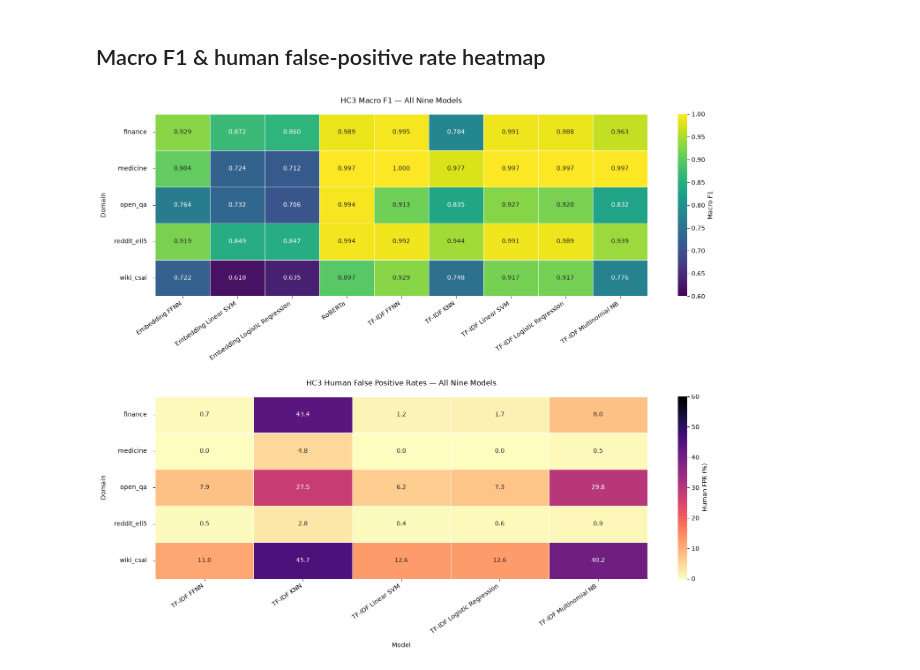
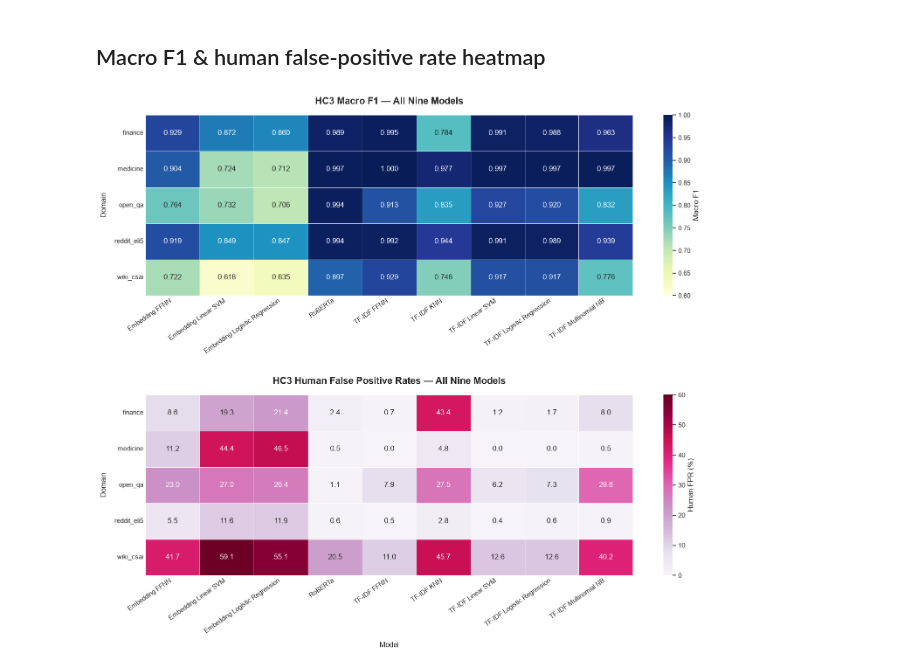
Before and after one commit to Break-Through-Tech/Chewy-1B-spot-the-bot-detecting-ai-generated-text, a Jupyter notebook: notebooks/evaluation/hc3_domain_evaluation.ipynb, the cells around one changed output. Drawn from its saved outputs; the diff is of its cells as text; code cells hidden in the pictures.

Commit message:
analysis: update HC3 and modern evaluation results

```diff
--- a/notebooks/evaluation/hc3_domain_evaluation.ipynb
+++ b/notebooks/evaluation/hc3_domain_evaluation.ipynb
@@ -812,57 +813,114 @@ display(
 # %% [markdown]
 ## Macro F1 & human false-positive rate heatmap
 # %%
+import matplotlib.pyplot as plt
 import seaborn as sns
 
-fig, axes = plt.subplots(2, 1, figsize=(17, 13))
+sns.set_theme(style="white")
+
+fig, axes = plt.subplots(
+    2, 1,
+    figsize=(17, 13),
+    facecolor="white"
+)
+
+# ---------------------------------------------------------
+# Heatmap 1 — Macro F1
+# ---------------------------------------------------------
 
 sns.heatmap(
     all_f1_comparison,
     annot=True,
     fmt=".3f",
-    cmap="viridis",
+    cmap="YlGnBu",
     vmin=0.6,
     vmax=1.0,
     linewidths=0.5,
+    linecolor="white",
     ax=axes[0],
     cbar_kws={"label": "Macro F1"}
 )
 
-axes[0].set_title("HC3 Macro F1 — All Nine Models", pad=18)
+axes[0].set_title(
+    "HC3 Macro F1 — All Nine Models",
+    fontsize=16,
+    fontweight="bold",
+    pad=18
+)
+
 axes[0].set_ylabel("Domain", labelpad=12)
 axes[0].set_xlabel("")
-axes[0].tick_params(axis="y", labelrotation=0, pad=10)
+
+# ---------------------------------------------------------
+# Heatmap 2 — Human False Positive Rate
+# ---------------------------------------------------------
+
+all_fpr_comparison = all_domain_metrics.pivot(
+    index="domain",
+    columns="model",
+    values="human_fpr"
+)
+
 
 sns.heatmap(
-    fpr_comparison * 100,
+    all_fpr_comparison * 100,
     annot=True,
     fmt=".1f",
-    cmap="magma_r",
+    cmap="PuRd",
     vmin=0,
     vmax=60,
     linewidths=0.5,
+    linecolor="white",
     ax=axes[1],
     cbar_kws={"label": "Human FPR (%)"}
 )
 
-axes[1].set_title("HC3 Human False Positive Rates — All Nine Models", pad=18)
+axes[1].set_title(
+    "HC3 Human False Positive Rates — All Nine Models",
+    fontsize=16,
+    fontweight="bold",
+    pad=18
+)
+
 axes[1].set_ylabel("Domain", labelpad=12)
 axes[1].set_xlabel("Model", labelpad=12)
-axes[1].tick_params(axis="y", labelrotation=0, pad=10)
+
+# ---------------------------------------------------------
+# Formatting
+# ---------------------------------------------------------
 
 for ax in axes:
-    ax.tick_params(axis="x", labelrotation=35)
+    ax.grid(False)
+    ax.tick_params(
+        axis="x",
+        labelrotation=35,
+        length=0
+    )
+    ax.tick_params(
+        axis="y",
+        labelrotation=0,
+        length=0
+    )
+
     for label in ax.get_xticklabels():
         label.set_horizontalalignment("right")
 
 plt.subplots_adjust(
     left=0.14,
     right=0.96,
     top=0.94,
     bottom=0.13,
     hspace=0.55
 )
 
+# Export to README image folder
+fig.savefig(
+    "../../docs/images/results/hc3_domain_f1_fpr_heatmaps.png",
+    dpi=200,
+    bbox_inches="tight",
+    facecolor="white"
+)
+
 plt.show()
 # %% [output]
-[figure, old version]
+[figure, new version]
```
Also changed, not shown: parts of 5 cells of this notebook, 5 other files.
